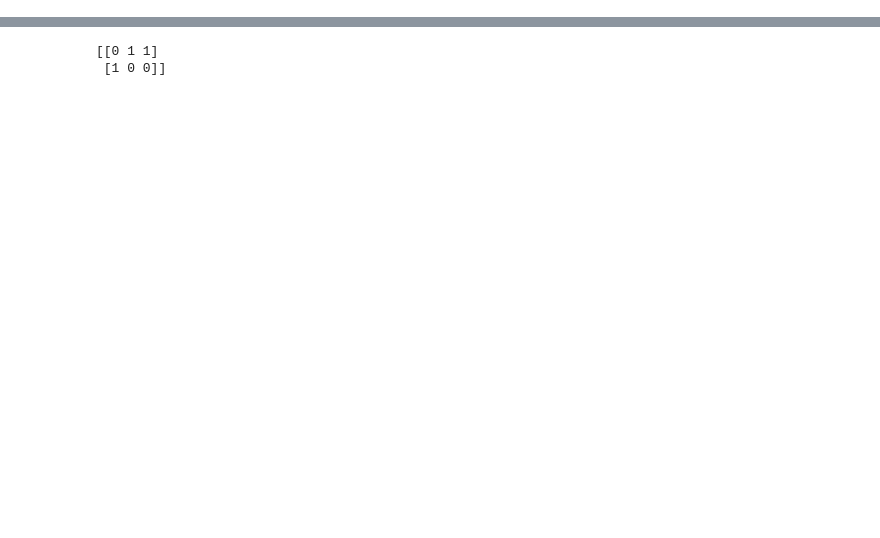
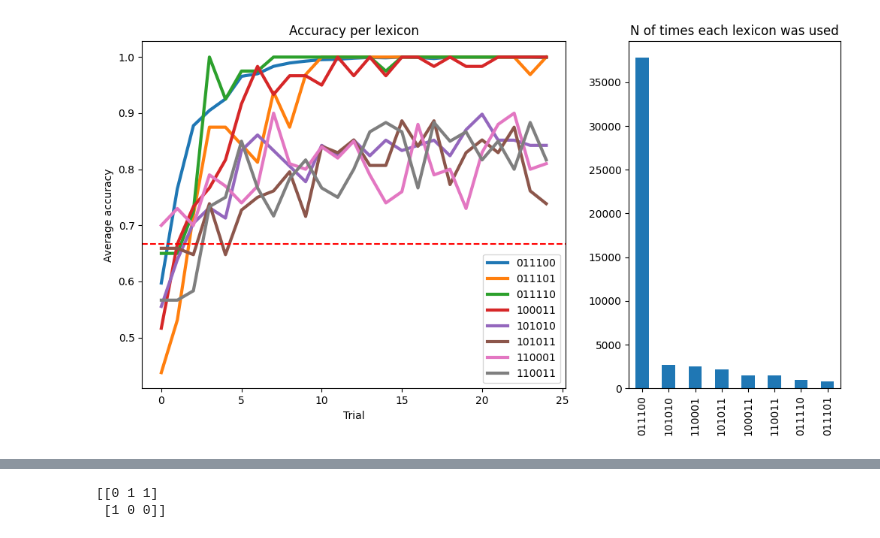
Before and after one commit to alexeykosh/2023-lexical-uncertainty-context-model, a Jupyter notebook: src/notebooks/RSA_lexical_uncertainty.ipynb, the cells around one changed output, grey strips where cells are left out. Cells and saved outputs as stored; diff of their text form; code cells hidden in the pictures; blank space fills up the shorter version.

```diff
--- a/src/notebooks/RSA_lexical_uncertainty.ipynb
+++ b/src/notebooks/RSA_lexical_uncertainty.ipynb
@@ -130,3 +174,19 @@ plt.show()
+# %%
+fig, ax = plt.subplots(1, 2, figsize=(12, 6), width_ratios=[2, 1])
+df.groupby(['round_group', 'lexicon']).correct.mean().unstack().plot(ax=ax[0], legend=False, linewidth=3)
+ax[0].set_xlabel('Trial')
+ax[0].set_ylabel('Average accuracy')
+ax[0].set_title('Accuracy per lexicon')
+ax[0].axhline(2/3, color='r', linestyle='--')
+handles, labels = ax[0].get_legend_handles_labels()
+ax[0].legend(handles, labels)
+df.lexicon.value_counts().plot(kind='bar', ax=ax[1])
+ax[1].set_xlabel('')
+ax[1].set_ylabel('')
+ax[1].set_title('N of times each lexicon was used')
+plt.show()
+# %% [output]
+[figure, added]
 # %%
 posteriors = np.sum(posteriors, axis=0)
 posteriors = posteriors / np.sum(posteriors)
```
Also changed, not shown: parts of 15 cells of this notebook.
